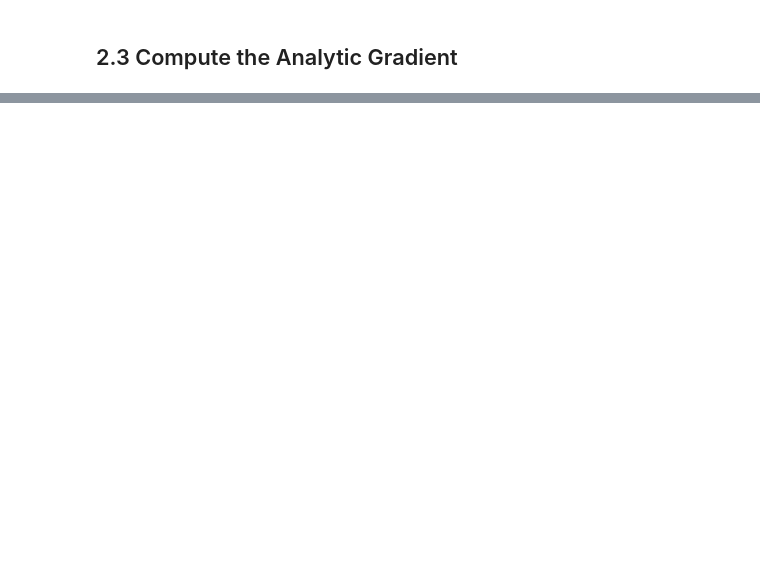
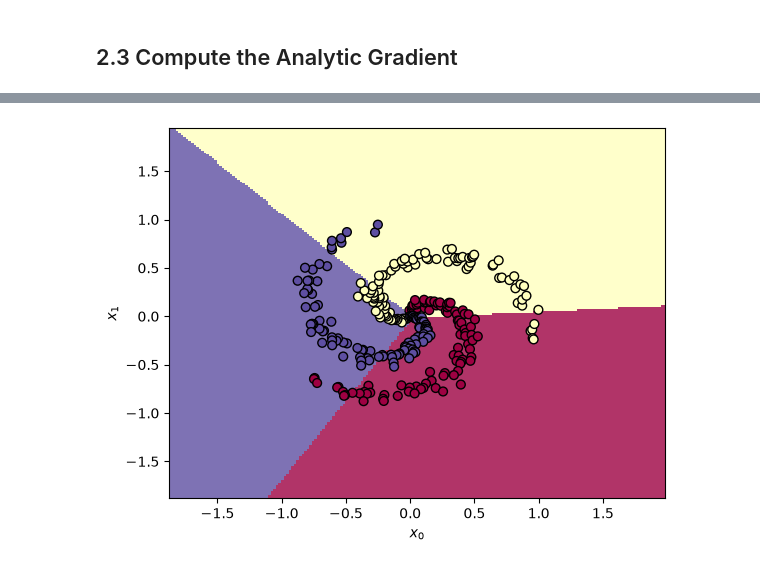
Before and after one commit to serafinebot/ai-research, a Jupyter notebook: cifar-10/spiral.ipynb, the cells around one changed output, grey strips where cells are left out. Saved outputs shown, nothing was run; the diff lists cells and outputs as text; code cells hidden in the pictures; blank space fills up the shorter version.

```diff
--- a/cifar-10/spiral.ipynb
+++ b/cifar-10/spiral.ipynb
@@ -174,0 +349,24 @@ $$
+# %%
+def plot_separation(fn):
+    # evaluate the model on a dense grid of the (x0, x1) plane
+    h = 0.02 # grid step
+    x0_min, x0_max = X[:, 0].min() - 1, X[:, 0].max() + 1
+    x1_min, x1_max = X[:, 1].min() - 1, X[:, 1].max() + 1
+    xx, yy = np.meshgrid(np.arange(x0_min, x0_max, h), np.arange(x1_min, x1_max, h))
+    grid = np.c_[xx.ravel(), yy.ravel()] # each grid point as a sample
+
+    # scores_grid = grid @ w + b
+    scores_grid = fn(grid)
+    Z = np.argmax(scores_grid, axis=1).reshape(xx.shape) # predicted class of each grid point
+
+    plt.pcolormesh(xx, yy, Z, cmap=plt.cm.Spectral, alpha=0.8, shading="auto")
+    plt.scatter(X[:, 0], X[:, 1], c=y, s=40, cmap=plt.cm.Spectral, edgecolors="k")
+    plt.xlim(xx.min(), xx.max())
+    plt.ylim(yy.min(), yy.max())
+    plt.xlabel("$x_0$")
+    plt.ylabel("$x_1$")
+    plt.show()
+
+plot_separation(lambda x: x @ w + b)
+# %% [output]
+[figure, added]
```
Also changed, not shown: parts of 18 cells of this notebook.
